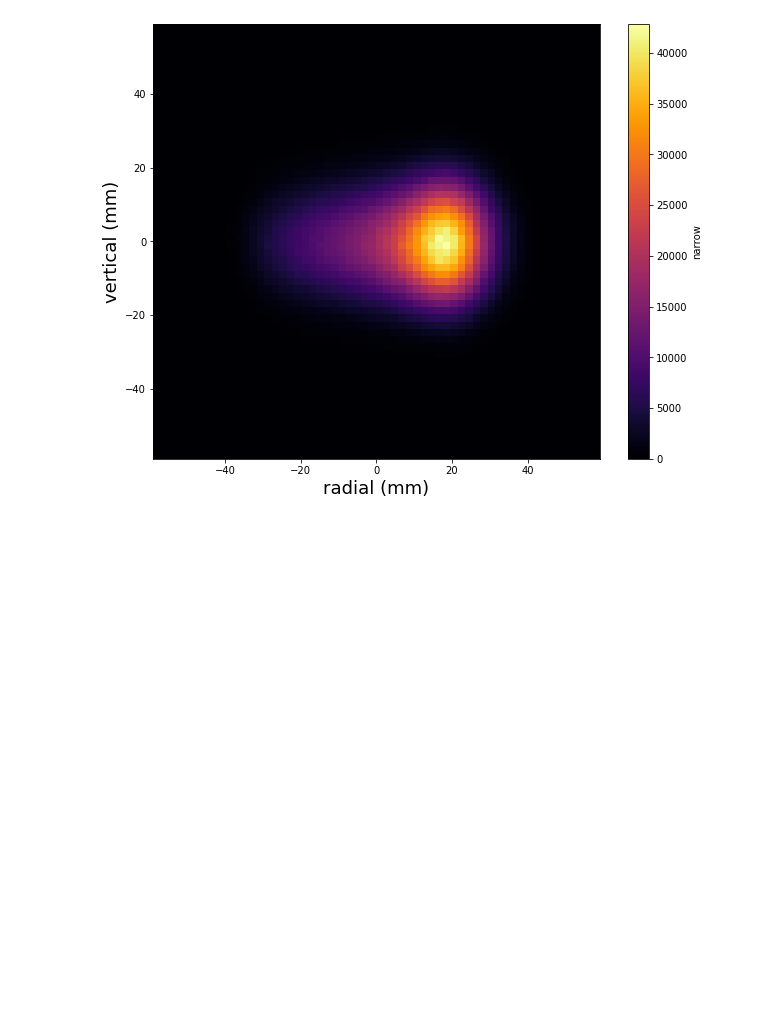
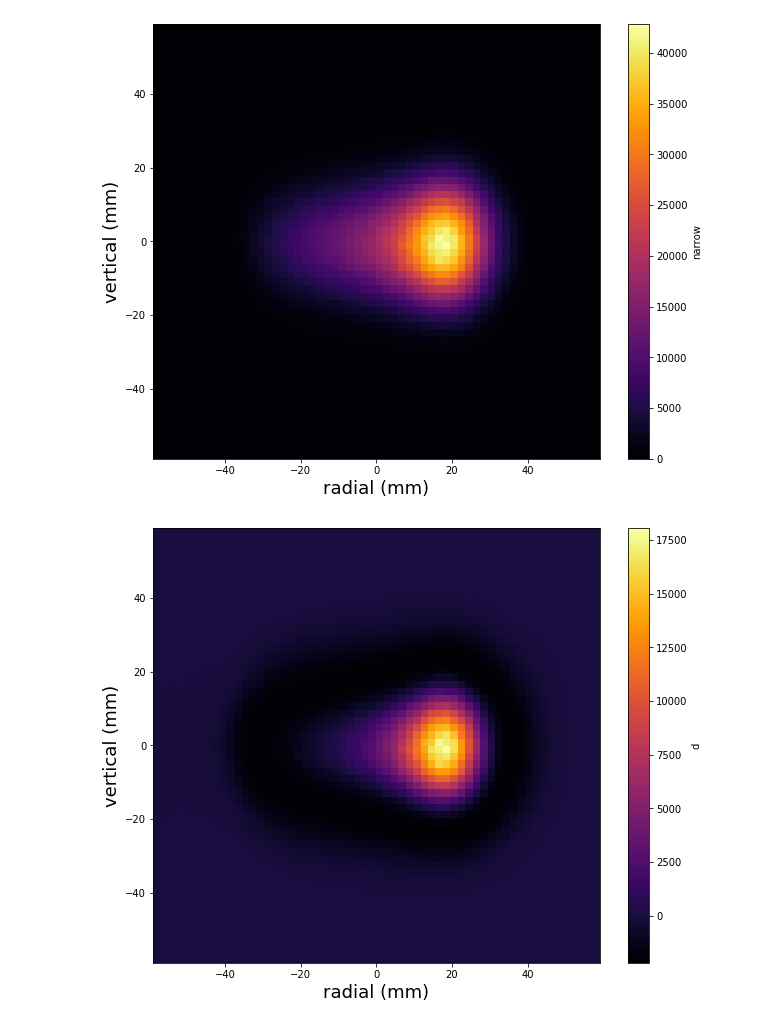
Before and after one commit to jasonbono/MuonConvolution, a Jupyter notebook: analysis/systematics/beam_motion.ipynb, the cells around one changed output. Drawn from its saved outputs; the diff is of its cells as text; code cells hidden in the pictures; blank space fills up the shorter version.

```diff
--- a/analysis/systematics/beam_motion.ipynb
+++ b/analysis/systematics/beam_motion.ipynb
@@ -269,3 +284,8 @@ vertical change in mean and rms: -0.1352387013416587 -2.5068499739080767
 plot_beam(df_narrow,var='narrow')
 # %% [output]
 [figure]
+# %%
+df_narrow['d'] = df_narrow['narrow'] - df_narrow['counts']
+plot_beam(df_narrow,var='d')
+# %% [output]
+[figure, added]
```
Also changed, not shown: parts of 41 cells of this notebook, 2 other files.
